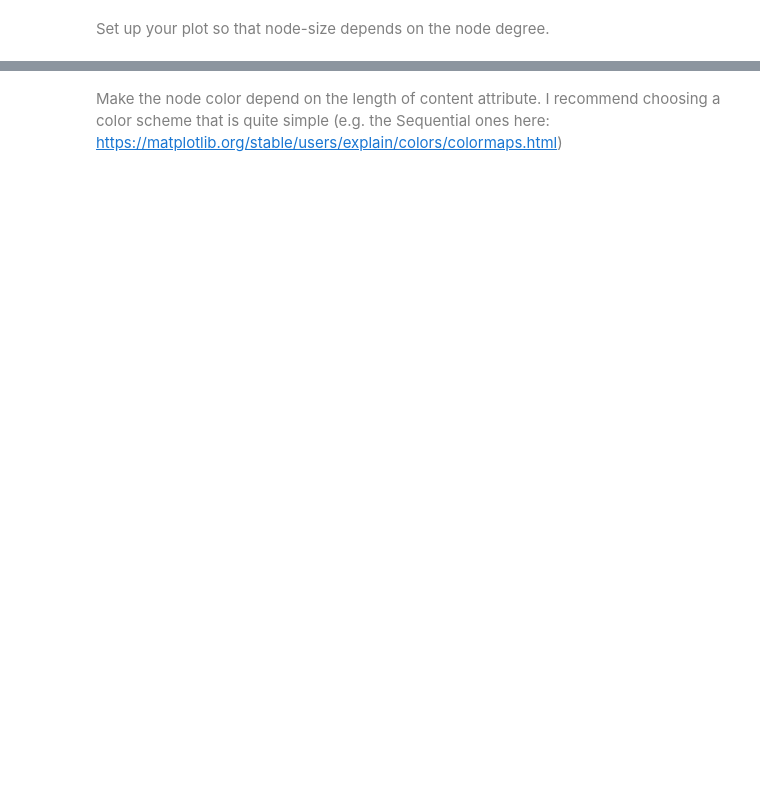
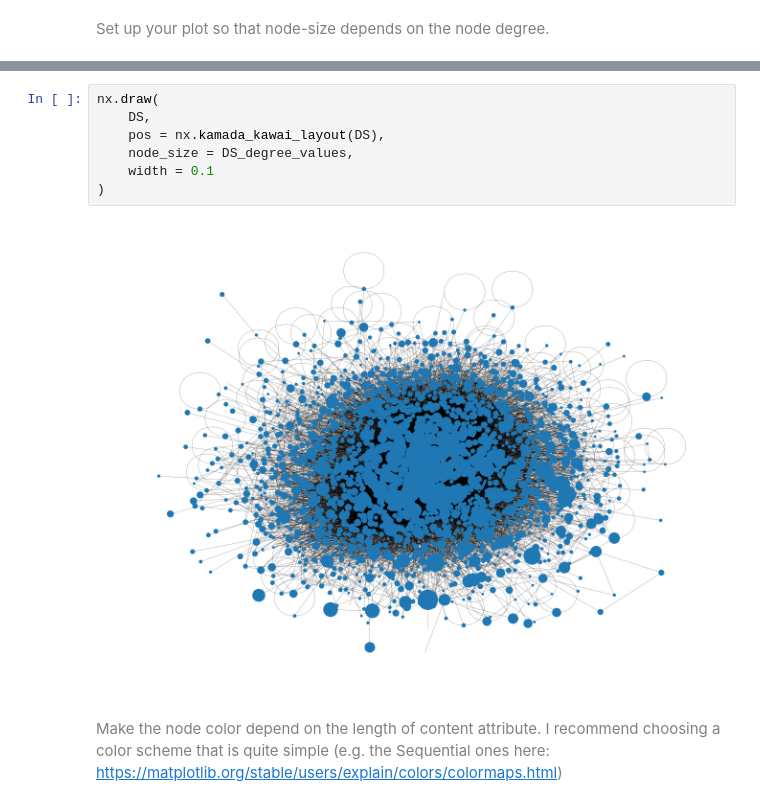
Before and after one commit to AleksandarLukic96/02805_Social_Graphs_and_Interactions, a Jupyter notebook: Exercise_solutions/Assignment_1.ipynb, the cells around one changed output, grey strips where cells are left out. Cells and saved outputs as stored; diff of their text form; blank space fills up the shorter version.

```diff
--- a/Exercise_solutions/Assignment_1.ipynb
+++ b/Exercise_solutions/Assignment_1.ipynb
@@ -910,2 +925,11 @@ However, it might be a bit suprising to find singers such as Justin Bieber, Just
+# %%
+nx.draw(
+    DS,
+    pos = nx.kamada_kawai_layout(DS),
+    node_size = DS_degree_values,
+    width = 0.1
+)
+# %% [output]
+[figure, added]
 # %% [markdown]
 <font color='gray'> Make the node color depend on the length of content attribute. I recommend choosing a color scheme that is quite simple (e.g. the Sequential ones here: https://matplotlib.org/stable/users/explain/colors/colormaps.html)</font>
```
Also changed, not shown: parts of 35 cells of this notebook.
